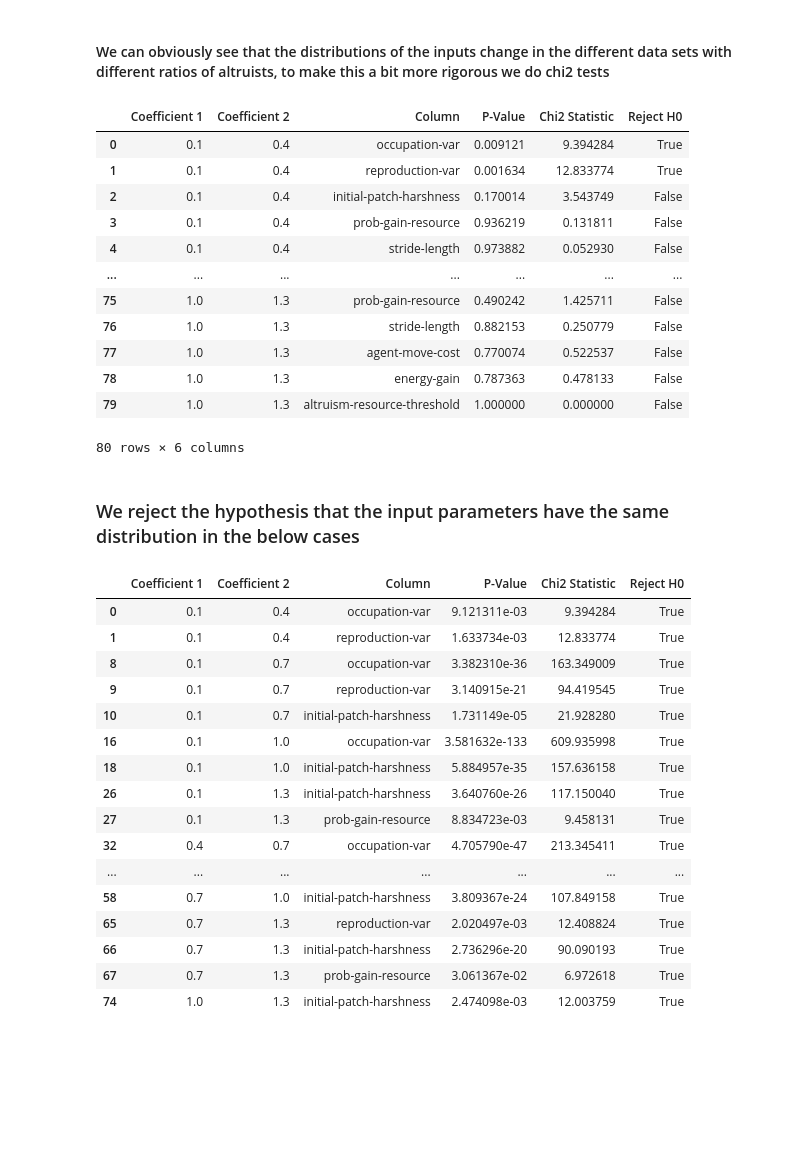
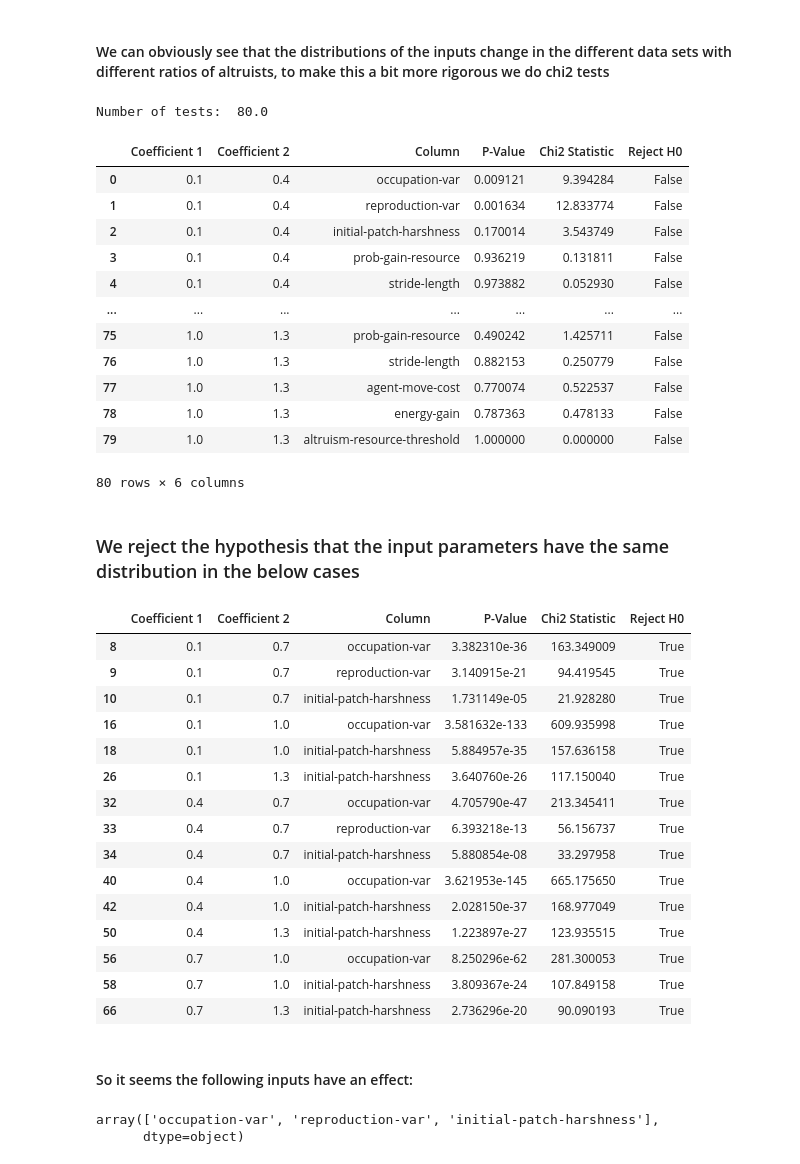
Before and after one commit to Janko-dev/altruism_netlogo, a Jupyter notebook: notebooks/data_exploration.ipynb, the cells around one changed output. Cells and saved outputs as stored; diff of their text form; code cells hidden in the pictures; blank space fills up the shorter version.

```diff
--- a/notebooks/data_exploration.ipynb
+++ b/notebooks/data_exploration.ipynb
@@ -301,40 +301,45 @@ create_gif(frames, output_filename, duration=500)
 #### We can obviously see that the distributions of the inputs change in the different data sets with different ratios of altruists, to make this a bit more rigorous we do chi2 tests
 # %%
 coefficients = np.arange(0.1, 1.6, 0.3) # Adjust the step if needed
+num_tests = len(coefficients) * (len(coefficients) - 1) / 2 * len(varying_inputs)
+print('Number of tests: ', num_tests)
 
-
-def perform_chi_square_test(df1, df2, column, alpha=0.05):
+def perform_chi_square_test(df1, df2, column, alpha, number_of_tests):
     # Combine and count occurrences in each category for the column
     combined_counts = pd.concat([df1[column].value_counts(), df2[column].value_counts()], axis=1, keys=['df1', 'df2'])
 
     # Perform Chi-square test
     chi2, p, dof, _ = chi2_contingency(combined_counts)
 
-    reject_H_0 = p < alpha
+    # Bonferoni correction
+    adjusted_alpha = alpha / number_of_tests
+
+    reject_H_0 = p < adjusted_alpha
 
     return p, chi2, reject_H_0
 
 results = []
 
 for i, coeff1 in enumerate(coefficients):
     for coeff2 in coefficients[i+1:]:
         # Filter datasets by each coefficient
         df1 = exp[exp['count altruism-agents'] > coeff1 * exp['count greedy-agents']]
         df2 = exp[exp['count altruism-agents'] > coeff2 * exp['count greedy-agents']]
 
         for column in varying_inputs:
             # Perform Chi-square test for the column
-            p_value, chi2_statistic, reject_H_0 = perform_chi_square_test(df1, df2, column)
+            p_value, chi2_statistic, reject_H_0 = perform_chi_square_test(df1, df2, column, alpha=0.05, number_of_tests=num_tests)
             if p_value is not None:
                 results.append((coeff1, coeff2, column, p_value, chi2_statistic, reject_H_0))
 
 # Convert results to DataFrame for easier viewing
 results_df = pd.DataFrame(results, columns=['Coefficient 1', 'Coefficient 2', 'Column', 'P-Value', 'Chi2 Statistic', 'Reject H0'])
 results_df
 # %% [output]
+Number of tests:  80.0
 |  | Coefficient 1 | Coefficient 2 | Column | P-Value | Chi2 Statistic | Reject H0 |
-| 0 | 0.1 | 0.4 | occupation-var | 0.009121 | 9.394284 | True |
-| 1 | 0.1 | 0.4 | reproduction-var | 0.001634 | 12.833774 | True |
+| 0 | 0.1 | 0.4 | occupation-var | 0.009121 | 9.394284 | False |
+| 1 | 0.1 | 0.4 | reproduction-var | 0.001634 | 12.833774 | False |
 | 2 | 0.1 | 0.4 | initial-patch-harshness | 0.170014 | 3.543749 | False |
 | 3 | 0.1 | 0.4 | prob-gain-resource | 0.936219 | 0.131811 | False |
 | 4 | 0.1 | 0.4 | stride-length | 0.973882 | 0.052930 | False |
@@ -344,26 +349,32 @@ results_df
 | 77 | 1.0 | 1.3 | agent-move-cost | 0.770074 | 0.522537 | False |
 | 78 | 1.0 | 1.3 | energy-gain | 0.787363 | 0.478133 | False |
 | 79 | 1.0 | 1.3 | altruism-resource-threshold | 1.000000 | 0.000000 | False |
-80 rows × 6 columns
+80 rows × 6 columns
 # %% [markdown]
 ### We reject the hypothesis that the input parameters have the same distribution in the below cases
 # %%
 results_df[results_df['Reject H0']]
 # %% [output]
 |  | Coefficient 1 | Coefficient 2 | Column | P-Value | Chi2 Statistic | Reject H0 |
-| 0 | 0.1 | 0.4 | occupation-var | 9.121311e-03 | 9.394284 | True |
-| 1 | 0.1 | 0.4 | reproduction-var | 1.633734e-03 | 12.833774 | True |
 | 8 | 0.1 | 0.7 | occupation-var | 3.382310e-36 | 163.349009 | True |
 | 9 | 0.1 | 0.7 | reproduction-var | 3.140915e-21 | 94.419545 | True |
 | 10 | 0.1 | 0.7 | initial-patch-harshness | 1.731149e-05 | 21.928280 | True |
 | 16 | 0.1 | 1.0 | occupation-var | 3.581632e-133 | 609.935998 | True |
 | 18 | 0.1 | 1.0 | initial-patch-harshness | 5.884957e-35 | 157.636158 | True |
 | 26 | 0.1 | 1.3 | initial-patch-harshness | 3.640760e-26 | 117.150040 | True |
-| 27 | 0.1 | 1.3 | prob-gain-resource | 8.834723e-03 | 9.458131 | True |
 | 32 | 0.4 | 0.7 | occupation-var | 4.705790e-47 | 213.345411 | True |
-| ... | ... | ... | ... | ... | ... | ... |
+| 33 | 0.4 | 0.7 | reproduction-var | 6.393218e-13 | 56.156737 | True |
+| 34 | 0.4 | 0.7 | initial-patch-harshness | 5.880854e-08 | 33.297958 | True |
+| 40 | 0.4 | 1.0 | occupation-var | 3.621953e-145 | 665.175650 | True |
+| 42 | 0.4 | 1.0 | initial-patch-harshness | 2.028150e-37 | 168.977049 | True |
+| 50 | 0.4 | 1.3 | initial-patch-harshness | 1.223897e-27 | 123.935515 | True |
+| 56 | 0.7 | 1.0 | occupation-var | 8.250296e-62 | 281.300053 | True |
 | 58 | 0.7 | 1.0 | initial-patch-harshness | 3.809367e-24 | 107.849158 | True |
-| 65 | 0.7 | 1.3 | reproduction-var | 2.020497e-03 | 12.408824 | True |
 | 66 | 0.7 | 1.3 | initial-patch-harshness | 2.736296e-20 | 90.090193 | True |
-| 67 | 0.7 | 1.3 | prob-gain-resource | 3.061367e-02 | 6.972618 | True |
-| 74 | 1.0 | 1.3 | initial-patch-harshness | 2.474098e-03 | 12.003759 | True |
+# %% [markdown]
+#### So it seems the following inputs have an effect:
+# %%
+results_df[results_df['Reject H0']]['Column'].unique()
+# %% [output]
+array(['occupation-var', 'reproduction-var', 'initial-patch-harshness'],
+      dtype=object)
```
